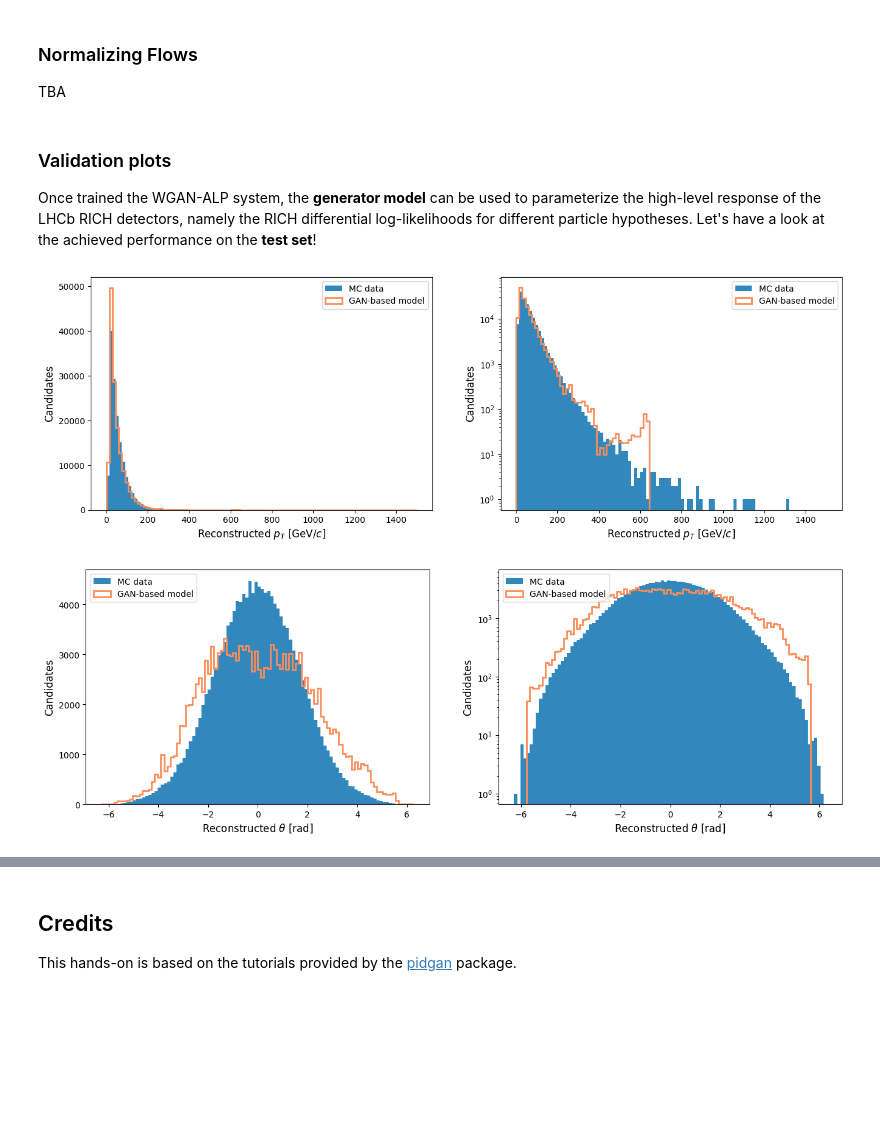
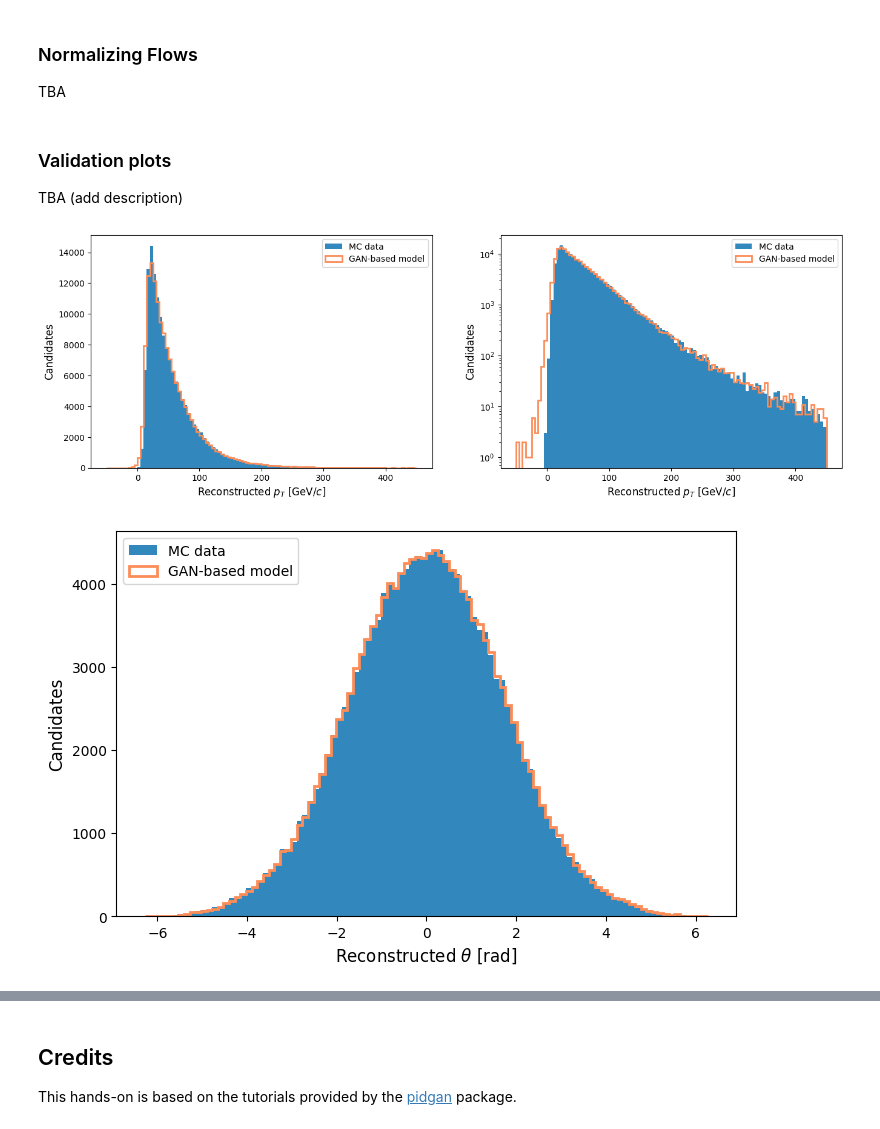
Before and after one commit to landerlini/mlinfn-advanced-hackathon, a Jupyter notebook: generative_models/tutorial_gen_models.ipynb, the cells around one changed output, grey strips where cells are left out. Saved outputs shown, nothing was run; the diff lists cells and outputs as text; code cells hidden in the pictures; blank space fills up the shorter version.

```diff
--- a/generative_models/tutorial_gen_models.ipynb
+++ b/generative_models/tutorial_gen_models.ipynb
@@ -501,10 +559,10 @@ train = gan.fit(
     x=x_train_prep,
     y=y_train_prep,
     batch_size=256,
-    epochs=50,
+    epochs=100,
     validation_split=0.3,
     callbacks=schedules,
-    verbose=1,
+    verbose=0,
 )
 
 stop = datetime.now()
@@ -598,28 +640,28 @@ plt.show()
 TBA
 # %%
 # TBA
-# %% [markdown]
-### Validation plots
-
-Once trained the WGAN-ALP system, the **generator model** can be used to parameterize the high-level response of the LHCb RICH detectors, namely the RICH differential log-likelihoods for different particle hypotheses. Let's have a look at the achieved performance on the **test set**!
+# %% [markdown]
+### Validation plots
+
+TBA (add description)
 # %%
-from pidgan.utils.preprocessing import invertColumnTransformer
+x_test_prep = x_scaler.transform(x_test[:, :-1])  # input pre-processing
 
-x_test_prep = x_scaler.transform(x_test[:, :5])  # input pre-processing
+int_encoded = label_encoder.transform(x_test[:, -1])
+onehot_encoded = onehot_encoder.transform(int_encoded[:, None])  # one-hot encoding
 
-int_encoded = label_encoder.transform(x_test[:, 5])
-onehot_encoded = onehot_encoder.transform(int_encoded[:, None])
 x_test_prep = np.concatenate([x_test_prep, onehot_encoded], axis=1)
 # %%
-# gan_out_test_prep = gan.generate(x_test_prep, seed=None)
-# gan_out_test = invertColumnTransformer(y_scaler, gan_out_test_prep)  # output post-processing
+gan_out_test_prep = gan.generate(x_test_prep, seed=None).numpy()
+gan_out_test_post = y_scaler.inverse_transform(gan_out_test_prep)  # output post-processing
+
+gan_out_test = gan_out_test_post.copy()
+gan_out_test[:, :3] += x_test[:, :3]
+gan_out_test[:, -1] = np.round(gan_out_test[:, -1])
-# %%
-gan_out_test_prep = gan.generate(x_test_prep, seed=None)
-gan_out_test = y_scaler.inverse_transform(gan_out_test_prep)  # output post-processing
 # %%
 plt.figure(figsize=(16, 5), dpi=100)
 
-bins = np.linspace(0.0, 1500.0, 101)
+bins = np.linspace(-50.0, 450.0, 101)
 
 for i, scale in enumerate(["linear", "log"]):
     plt.subplot(1, 2, i + 1)
@@ -632,22 +674,19 @@ for i, scale in enumerate(["linear", "log"]):
 
 plt.show()
 # %% [output]
-[figure, old version]
+[figure, new version]
 # %%
-plt.figure(figsize=(16, 5), dpi=100)
+plt.figure(figsize=(8, 5), dpi=100)
 
 bins = np.linspace(-2*np.pi, 2*np.pi, 101)
 
-for i, scale in enumerate(["linear", "log"]):
-    plt.subplot(1, 2, i + 1)
-    plt.xlabel(r"Reconstructed $\theta$ [rad]", fontsize=12)
-    plt.ylabel("Candidates", fontsize=12)
-    plt.hist(y_test[:, 1], bins=bins, color="#3288bd", label="MC data")
-    plt.hist(gan_out_test[:, 1], bins=bins, histtype="step", lw=2, color="#fc8d59", label="GAN-based model")
-    plt.legend(loc="upper left", fontsize=10)
-    plt.yscale(scale)
+plt.xlabel(r"Reconstructed $\theta$ [rad]", fontsize=12)
+plt.ylabel("Candidates", fontsize=12)
+plt.hist(y_test[:, 1], bins=bins, color="#3288bd", label="MC data")
+plt.hist(gan_out_test[:, 1], bins=bins, histtype="step", lw=2, color="#fc8d59", label="GAN-based model")
+plt.legend(loc="upper left", fontsize=10)
 
 plt.show()
 # %% [output]
-[figure, old version]
+[figure, new version]
 # %%
```
Also changed, not shown: parts of 43 cells of this notebook.
